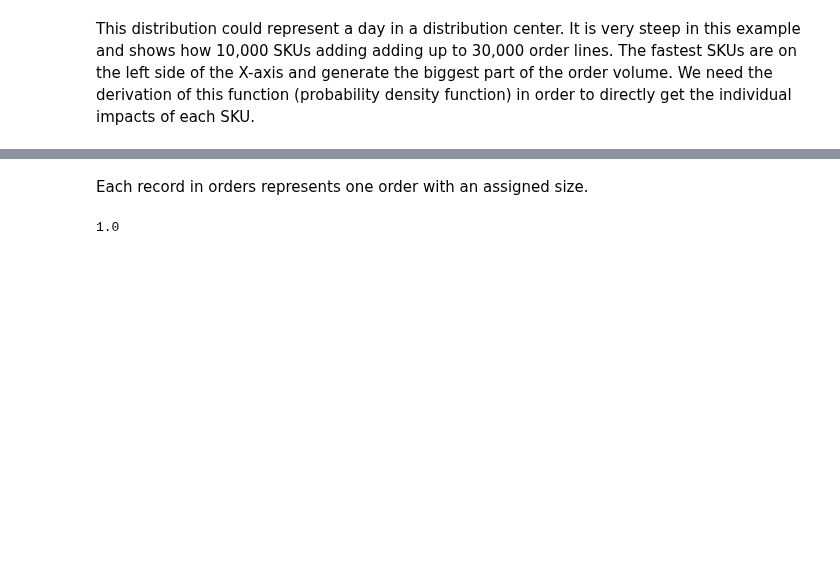
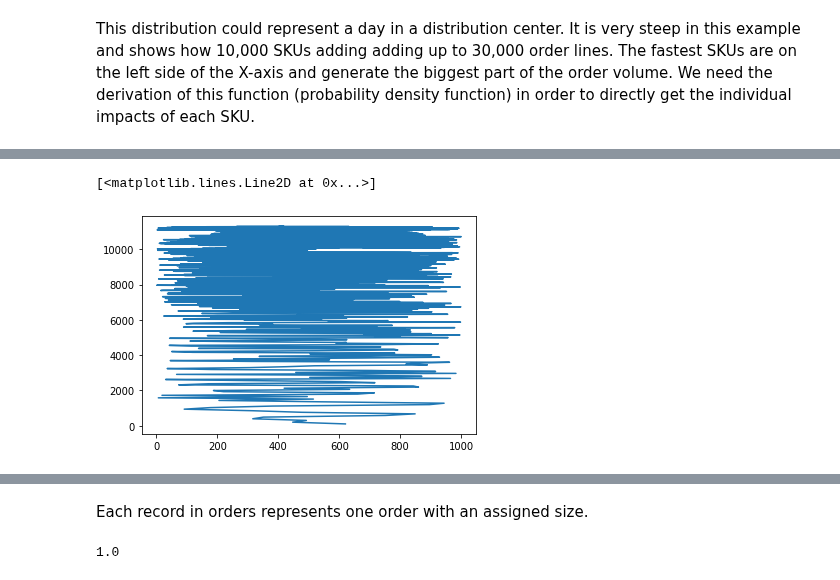
Before and after one commit to LarsTinnefeld/random-operations-generator, a Jupyter notebook: random_generators.ipynb, the cells around one changed output, grey strips where cells are left out. Cells and saved outputs as stored; diff of their text form; code cells hidden in the pictures; blank space fills up the shorter version.

```diff
--- a/random_generators.ipynb
+++ b/random_generators.ipynb
@@ -369,0 +376,10 @@ pareto_pdf.min()
+# %%
+# generate 1000 samples for testing if distribution will be reflected
+df_fashion_skus = df_skus_fashion = random_skus(1000, 'Fashion')
+
+lst_lines = []
+
+for i in range(len(df_fashion_skus)):
+    lst_lines.append(int(random_line_assigner(1, 100)))
+
+df_fashion_skus['Lines'] = lst_lines
@@ -369,0 +402,4 @@ pareto_pdf.min()
+# %%
+df_fashion_skus.sort_values('Lines', ascending=False, inplace=True).reset_
+df_fashion_skus['Cumulative Lines'] = np.cumsum(df_fashion_skus['Lines'])
+df_fashion_skus
@@ -370,3 +420,8 @@ pareto_pdf.min()
+# %%
+plt.plot(df_fashion_skus['Cumulative Lines'])
+# %% [output]
+[<matplotlib.lines.Line2D at 0x...>]
+[figure, added]
 # %%
 def order_generator(num_days, avg_orders_per_day, avg_lines_order, order_std, min_order_size):
 
```
Also changed, not shown: parts of 19 cells of this notebook.
